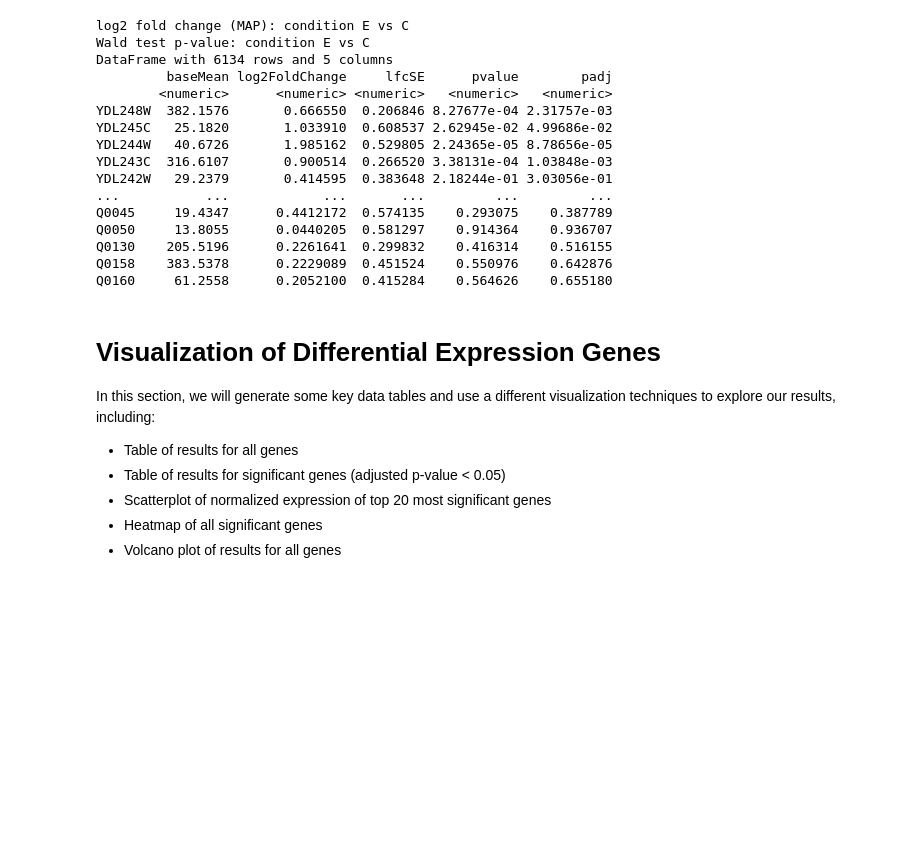
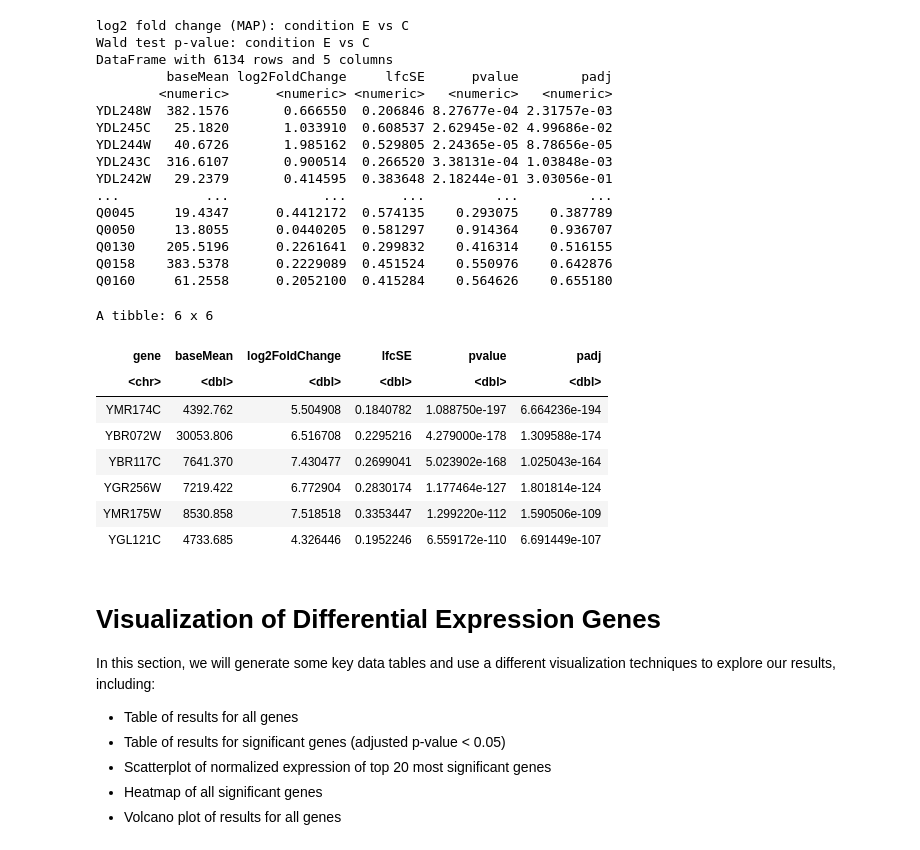
Before and after one commit to ongxuanhong/gene-expression-analysis, a Jupyter notebook: 02.differentially_expressed_genes_DEGs.ipynb, the cells around one changed output. Drawn from its saved outputs; the diff is of its cells as text; code cells hidden in the pictures; blank space fills up the shorter version.

Commit message:
DESeq2 run

```diff
--- a/02.differentially_expressed_genes_DEGs.ipynb
+++ b/02.differentially_expressed_genes_DEGs.ipynb
@@ -454,3 +439,22 @@ Q0160     61.2558      0.2052100  0.415284    0.564626    0.655180
 # %%
 # write results to file
 write.csv(as.data.frame(res), file = "data/sacCer_deseq2_results.csv")
+# %%
+# Turn the DESeq2 results object into a tibble for use with tidyverse functions
+res_tbl <- res %>%
+  data.frame() %>%
+  rownames_to_column(var = "gene") %>%
+  as_tibble() %>%
+  arrange(padj)
+
+head(res_tbl)
+# %% [output]
+A tibble: 6 x 6
+| gene | baseMean | log2FoldChange | lfcSE | pvalue | padj |
+| <chr> | <dbl> | <dbl> | <dbl> | <dbl> | <dbl> |
+| YMR174C | 4392.762 | 5.504908 | 0.1840782 | 1.088750e-197 | 6.664236e-194 |
+| YBR072W | 30053.806 | 6.516708 | 0.2295216 | 4.279000e-178 | 1.309588e-174 |
+| YBR117C | 7641.370 | 7.430477 | 0.2699041 | 5.023902e-168 | 1.025043e-164 |
+| YGR256W | 7219.422 | 6.772904 | 0.2830174 | 1.177464e-127 | 1.801814e-124 |
+| YMR175W | 8530.858 | 7.518518 | 0.3353447 | 1.299220e-112 | 1.590506e-109 |
+| YGL121C | 4733.685 | 4.326446 | 0.1952246 | 6.559172e-110 | 6.691449e-107 |
```
Also changed, not shown: parts of 4 cells of this notebook, 1 other file.
